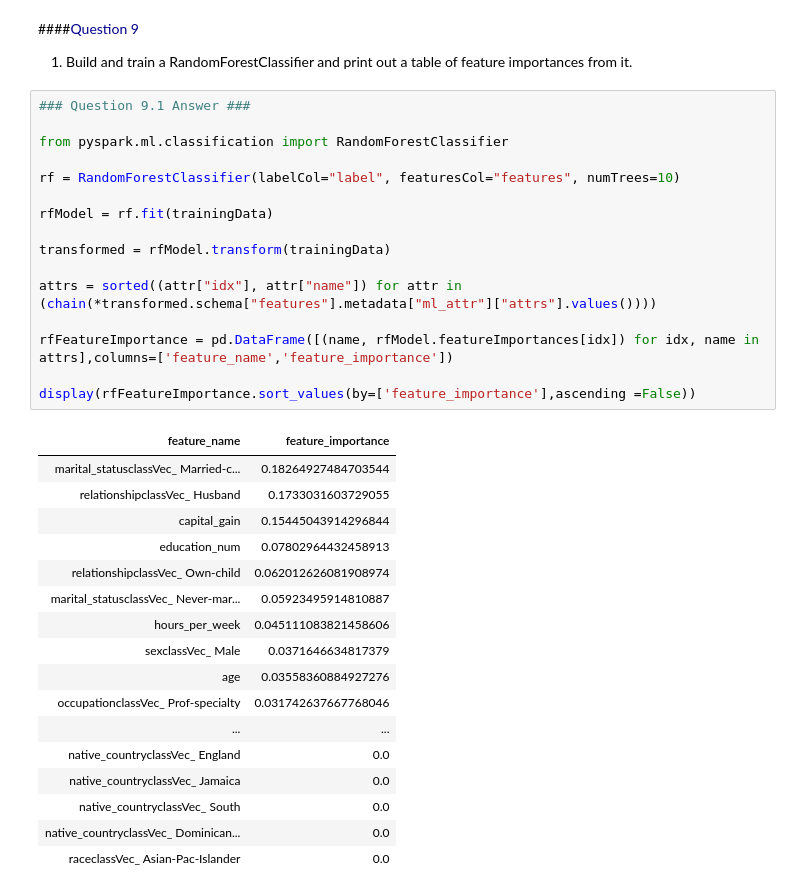
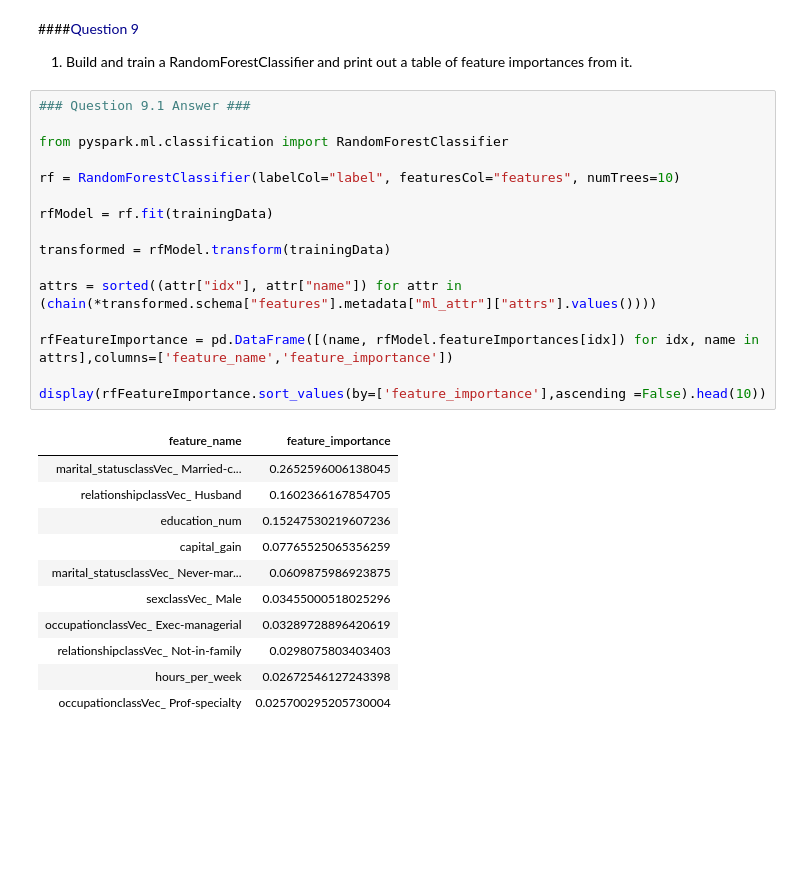
Before and after one commit to sopaturi/Springboard, a Jupyter notebook: Spark/Spark DF, SQL, ML Exercise.ipynb, the cells around one changed output. Drawn from its saved outputs; the diff is of its cells as text; blank space fills up the shorter version.

```diff
--- a/Spark/Spark DF, SQL, ML Exercise.ipynb
+++ b/Spark/Spark DF, SQL, ML Exercise.ipynb
@@ -733,34 +707,28 @@ print(gbCvFeatureImportance.sort_values(by=['feature_importance'],ascending =Fal
 # %%
 ### Question 9.1 Answer ###
 
 from pyspark.ml.classification import RandomForestClassifier
 
 rf = RandomForestClassifier(labelCol="label", featuresCol="features", numTrees=10)
 
 rfModel = rf.fit(trainingData)
 
 transformed = rfModel.transform(trainingData)
 
 attrs = sorted((attr["idx"], attr["name"]) for attr in (chain(*transformed.schema["features"].metadata["ml_attr"]["attrs"].values())))
 
 rfFeatureImportance = pd.DataFrame([(name, rfModel.featureImportances[idx]) for idx, name in attrs],columns=['feature_name','feature_importance'])
 
-display(rfFeatureImportance.sort_values(by=['feature_importance'],ascending =False))
+display(rfFeatureImportance.sort_values(by=['feature_importance'],ascending =False).head(10))
 # %% [output]
 | feature_name | feature_importance |
-| marital_statusclassVec_ Married-c... | 0.18264927484703544 |
-| relationshipclassVec_ Husband | 0.1733031603729055 |
-| capital_gain | 0.15445043914296844 |
-| education_num | 0.07802964432458913 |
-| relationshipclassVec_ Own-child | 0.062012626081908974 |
-| marital_statusclassVec_ Never-mar... | 0.05923495914810887 |
-| hours_per_week | 0.045111083821458606 |
-| sexclassVec_ Male | 0.0371646634817379 |
-| age | 0.03558360884927276 |
-| occupationclassVec_ Prof-specialty | 0.031742637667768046 |
-| ... | ... |
-| native_countryclassVec_ England | 0.0 |
-| native_countryclassVec_ Jamaica | 0.0 |
-| native_countryclassVec_ South | 0.0 |
-| native_countryclassVec_ Dominican... | 0.0 |
-| raceclassVec_ Asian-Pac-Islander | 0.0 |
+| marital_statusclassVec_ Married-c... | 0.2652596006138045 |
+| relationshipclassVec_ Husband | 0.1602366167854705 |
+| education_num | 0.15247530219607236 |
+| capital_gain | 0.07765525065356259 |
+| marital_statusclassVec_ Never-mar... | 0.0609875986923875 |
+| sexclassVec_ Male | 0.03455000518025296 |
+| occupationclassVec_ Exec-managerial | 0.03289728896420619 |
+| relationshipclassVec_ Not-in-family | 0.0298075803403403 |
+| hours_per_week | 0.02672546127243398 |
+| occupationclassVec_ Prof-specialty | 0.025700295205730004 |
```
Also changed, not shown: parts of 10 cells of this notebook.
